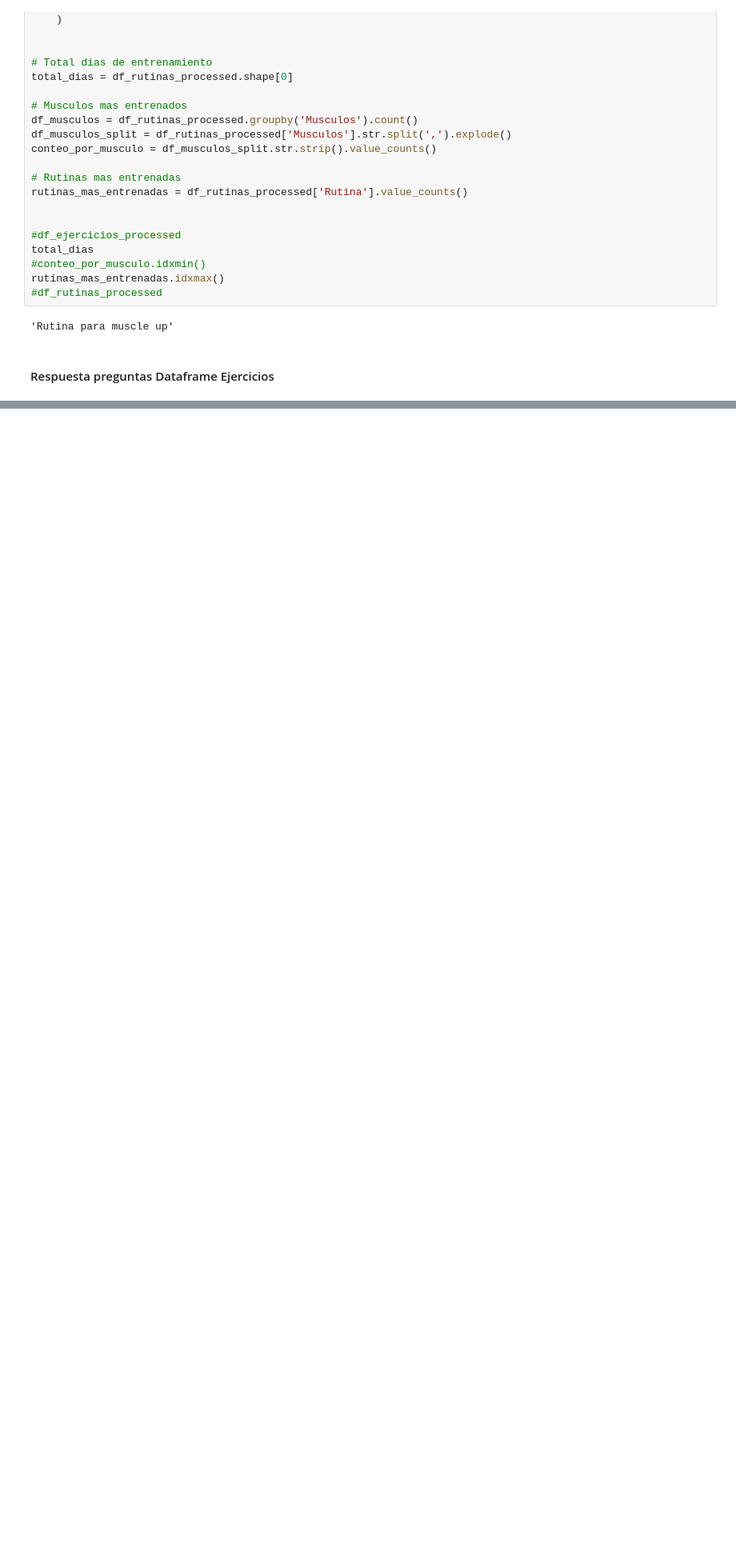
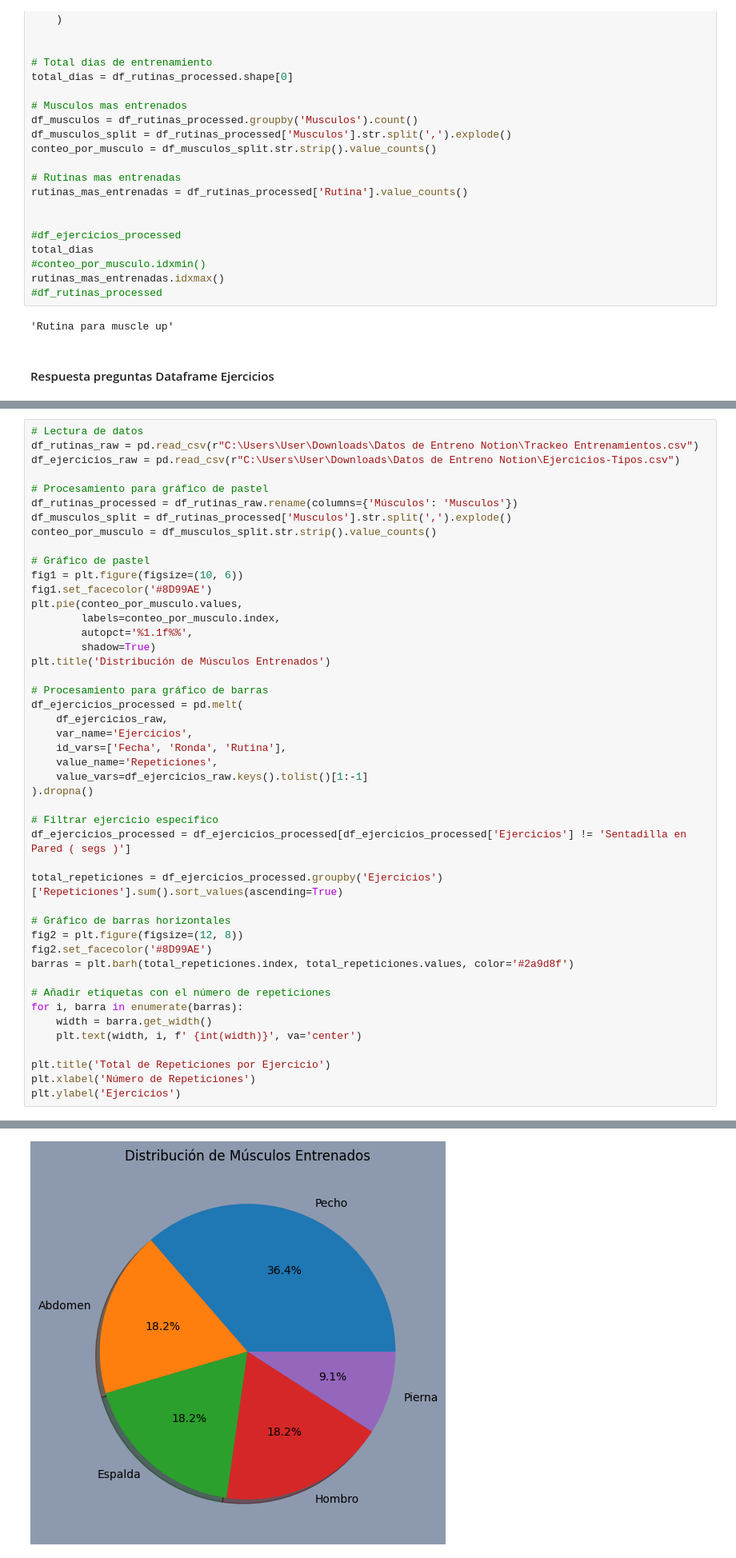
Before and after one commit to rdanbaro/DiamondAnalyzer-api, a Jupyter notebook: prueba_moduloDS.ipynb, the cells around one changed output, grey strips where cells are left out. Shown at 80% size. Saved outputs shown, nothing was run; the diff lists cells and outputs as text; blank space fills up the shorter version.

Commit message:
funcion para devolver graficos de entreno del modulo_ds implementado

```diff
--- a/prueba_moduloDS.ipynb
+++ b/prueba_moduloDS.ipynb
@@ -442,0 +446,47 @@ repeticiones_por_ejercicio
+# %%
+# Lectura de datos
+df_rutinas_raw = pd.read_csv(r"C:\Users\User\Downloads\Datos de Entreno Notion\Trackeo Entrenamientos.csv")
+df_ejercicios_raw = pd.read_csv(r"C:\Users\User\Downloads\Datos de Entreno Notion\Ejercicios-Tipos.csv")
+
+# Procesamiento para gráfico de pastel
+df_rutinas_processed = df_rutinas_raw.rename(columns={'Músculos': 'Musculos'})
+df_musculos_split = df_rutinas_processed['Musculos'].str.split(',').explode()
+conteo_por_musculo = df_musculos_split.str.strip().value_counts()
+
+# Gráfico de pastel
+fig1 = plt.figure(figsize=(10, 6))
+fig1.set_facecolor('#8D99AE')
+plt.pie(conteo_por_musculo.values,
+        labels=conteo_por_musculo.index,
+        autopct='%1.1f%%',
+        shadow=True)
+plt.title('Distribución de Músculos Entrenados')
+
+# Procesamiento para gráfico de barras
+df_ejercicios_processed = pd.melt(
+    df_ejercicios_raw,
+    var_name='Ejercicios',
+    id_vars=['Fecha', 'Ronda', 'Rutina'],
+    value_name='Repeticiones',
+    value_vars=df_ejercicios_raw.keys().tolist()[1:-1]
+).dropna()
+
+# Filtrar ejercicio específico
+df_ejercicios_processed = df_ejercicios_processed[df_ejercicios_processed['Ejercicios'] != 'Sentadilla en Pared ( segs )']
+
+total_repeticiones = df_ejercicios_processed.groupby('Ejercicios')['Repeticiones'].sum().sort_values(ascending=True)
+
+# Gráfico de barras horizontales
+fig2 = plt.figure(figsize=(12, 8))
+fig2.set_facecolor('#8D99AE')
+barras = plt.barh(total_repeticiones.index, total_repeticiones.values, color='#2a9d8f')
+
+# Añadir etiquetas con el número de repeticiones
+for i, barra in enumerate(barras):
+    width = barra.get_width()
+    plt.text(width, i, f' {int(width)}', va='center')
+
+plt.title('Total de Repeticiones por Ejercicio')
+plt.xlabel('Número de Repeticiones')
+plt.ylabel('Ejercicios')
+# %% [output]
@@ -442,0 +494 @@ repeticiones_por_ejercicio
+[figure, added]
```
Also changed, not shown: parts of 3 cells of this notebook, 1 other file.
